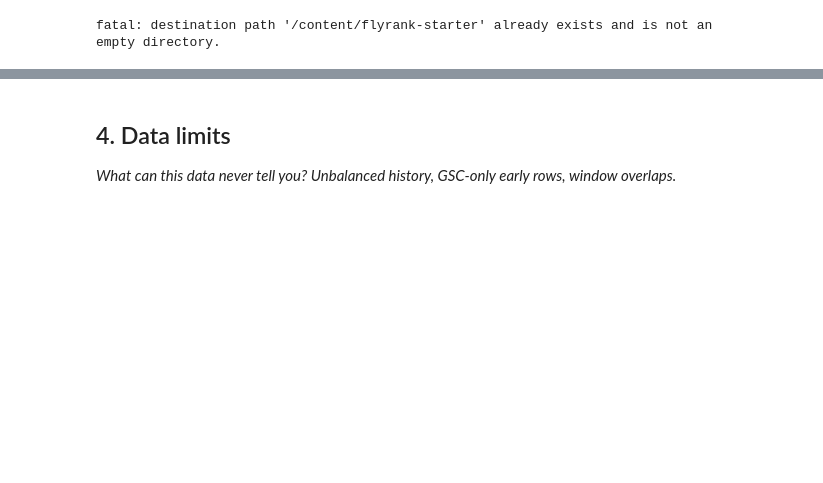
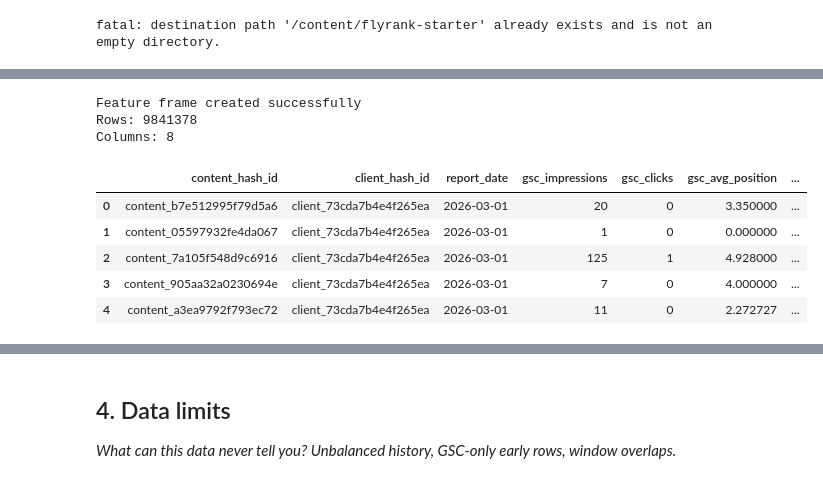
Before and after one commit to Duchalsoham12/flyrank-ml-internship, a Jupyter notebook: work/notebooks/w03_data_contract.ipynb, the cells around one changed output, grey strips where cells are left out. Cells and saved outputs as stored; diff of their text form; code cells hidden in the pictures; blank space fills up the shorter version.

```diff
--- a/work/notebooks/w03_data_contract.ipynb
+++ b/work/notebooks/w03_data_contract.ipynb
@@ -151,0 +537,35 @@ dtype: int64
+# %%
+# ML-04 — Five-feature frame
+# Development month: March 2026
+
+feature_query = f"""
+SELECT
+    content_hash_id,
+    client_hash_id,
+    report_date,
+    gsc_impressions,
+    gsc_clicks,
+    gsc_avg_position,
+    ga4_sessions,
+    sessions_ai
+FROM {MAR}
+WHERE month = '2026-03'
+"""
+
+feature_frame = con.execute(feature_query).fetchdf()
+
+print("Feature frame created successfully")
+print("Rows:", len(feature_frame))
+print("Columns:", len(feature_frame.columns))
+
+display(feature_frame.head())
+# %% [output]
+Feature frame created successfully
+Rows: 9841378
+Columns: 8
+|  | content_hash_id | client_hash_id | report_date | gsc_impressions | gsc_clicks | gsc_avg_position | ... |
+| 0 | content_b7e512995f79d5a6 | client_73cda7b4e4f265ea | 2026-03-01 | 20 | 0 | 3.350000 | ... |
+| 1 | content_05597932fe4da067 | client_73cda7b4e4f265ea | 2026-03-01 | 1 | 0 | 0.000000 | ... |
+| 2 | content_7a105f548d9c6916 | client_73cda7b4e4f265ea | 2026-03-01 | 125 | 1 | 4.928000 | ... |
+| 3 | content_905aa32a0230694e | client_73cda7b4e4f265ea | 2026-03-01 | 7 | 0 | 4.000000 | ... |
+| 4 | content_a3ea9792f793ec72 | client_73cda7b4e4f265ea | 2026-03-01 | 11 | 0 | 2.272727 | ... |
```
Also changed, not shown: parts of 50 cells of this notebook.
